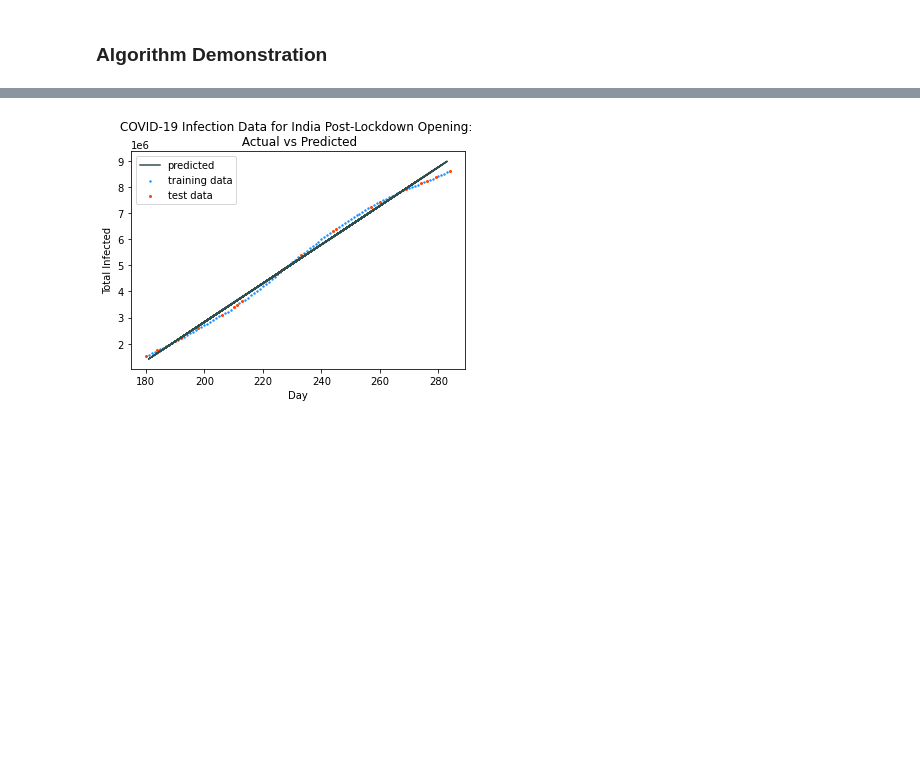
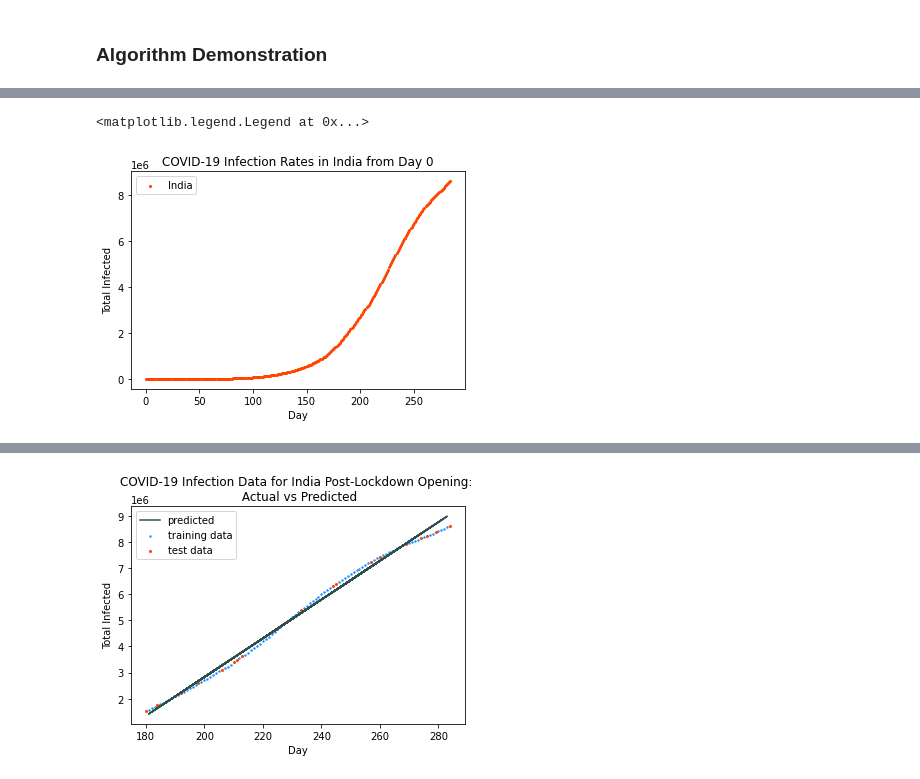
Before and after one commit to skasim/linear-regression, a Jupyter notebook: Kasim-ProjectFinal.ipynb, the cells around one changed output, grey strips where cells are left out. Saved outputs shown, nothing was run; the diff lists cells and outputs as text; code cells hidden in the pictures; blank space fills up the shorter version.

```diff
--- a/Kasim-ProjectFinal.ipynb
+++ b/Kasim-ProjectFinal.ipynb
@@ -196,0 +212,16 @@ r^2 and rmse values are correct
+# %%
+all_india = pd.read_csv('india_covid_timeseries.csv')
+# plotting points
+plt.scatter(all_india['day'], all_india['total_infected'], label='India', color='orangered', s=4)
+# add x-label
+plt.xlabel('Day')
+# add y-label
+plt.ylabel('Total Infected')
+# plot title
+plt.title('COVID-19 Infection Rates in India from Day 0')
+# show legend
+plt.legend()
+#show graph
+# %% [output]
+<matplotlib.legend.Legend at 0x...>
+[figure, added]
```
Also changed, not shown: parts of 16 cells of this notebook.
